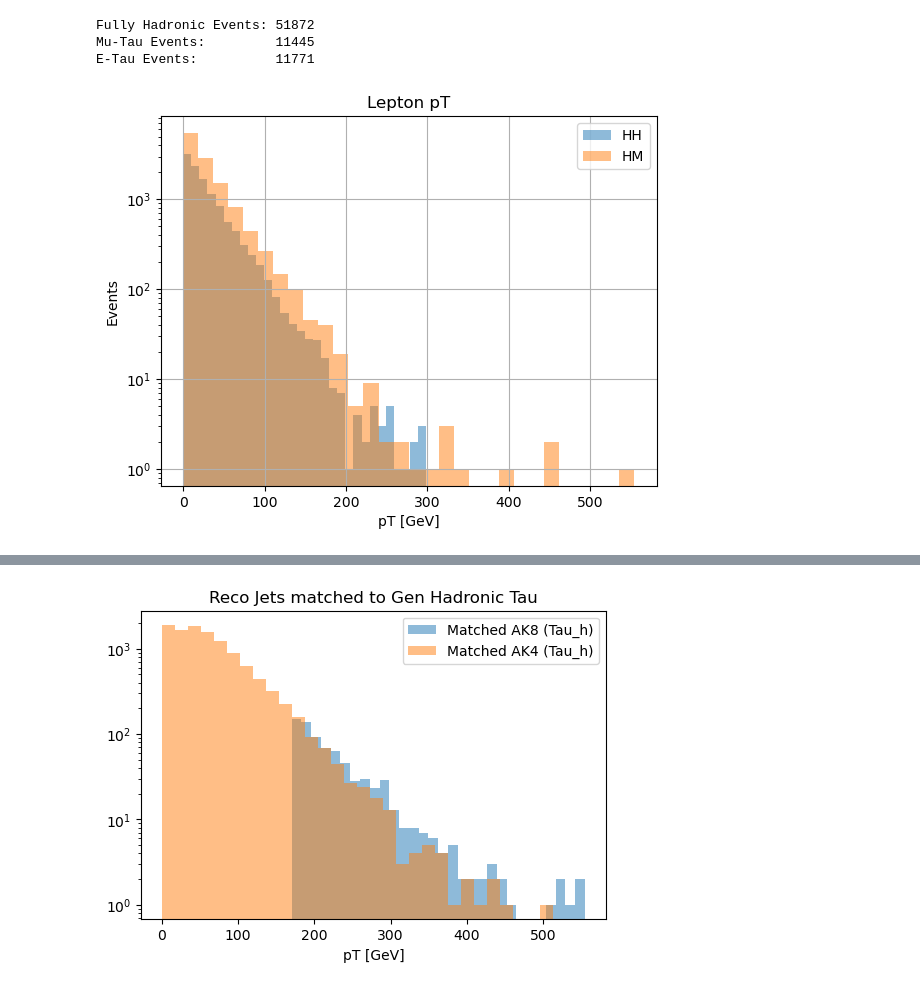
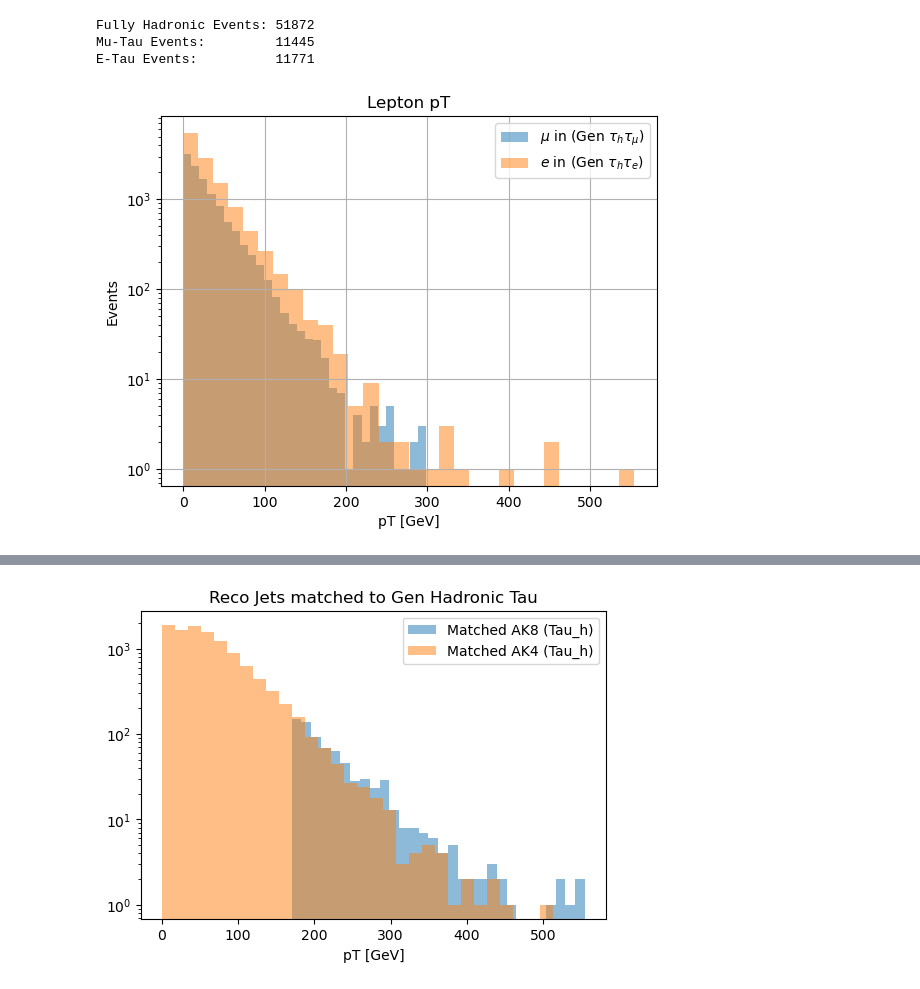
Before and after one commit to ArghyaDas112358/bbtautau, a Jupyter notebook: src/bbtautau/GenPresel/gen.ipynb, the cells around one changed output, grey strips where cells are left out. Saved outputs shown, nothing was run; the diff lists cells and outputs as text; code cells hidden in the pictures.

```diff
--- a/src/bbtautau/GenPresel/gen.ipynb
+++ b/src/bbtautau/GenPresel/gen.ipynb
@@ -514,16 +522,16 @@ Mu-Tau Events:         11445
 E-Tau Events:          11771
 # %%
 # plt.hist(gen_leptons[is_hh].pt, bins=100, alpha=0.5) # This means nothgin as there will be
-plt.hist(gen_leptons[is_hm].pt, bins=30, alpha=0.5)
-plt.hist(gen_leptons[is_he].pt, bins=30, alpha=0.5)
+plt.hist(gen_leptons[is_hm].pt, bins=30, alpha=0.5, label=r"$\mu$ in (Gen $\tau_h\tau_\mu$)")
+plt.hist(gen_leptons[is_he].pt, bins=30, alpha=0.5, label=r"$e$ in (Gen $\tau_h\tau_e$)")
 
 plt.xlabel("pT [GeV]")
 plt.ylabel("Events")
-plt.legend(["HH", "HM", "HE"])
+plt.legend()
 plt.title("Lepton pT")
 plt.grid(True)
 plt.yscale("log")
 
 plt.show()
 # %% [output]
-[figure, old version]
+[figure, new version]
```
Also changed, not shown: parts of 9 cells of this notebook.
